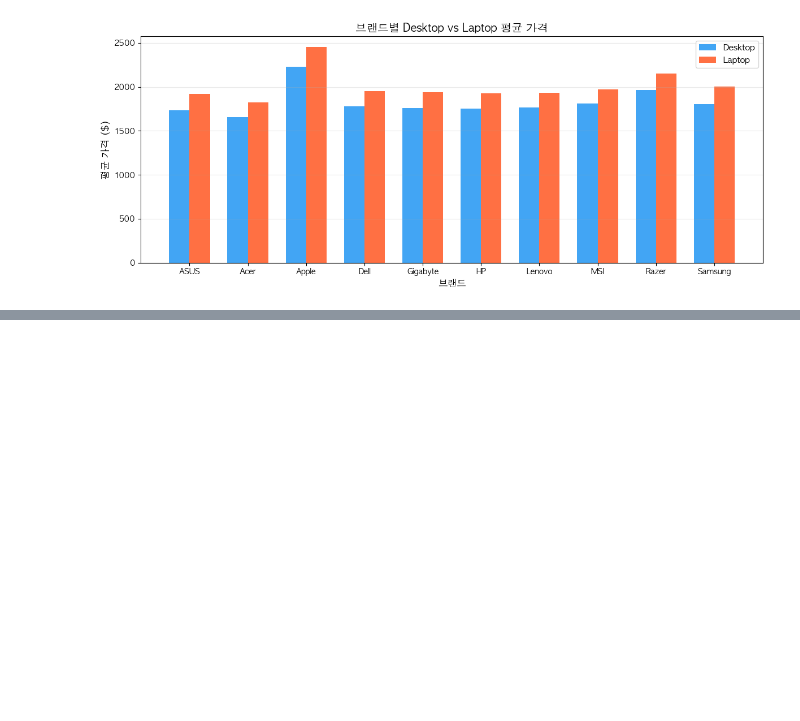
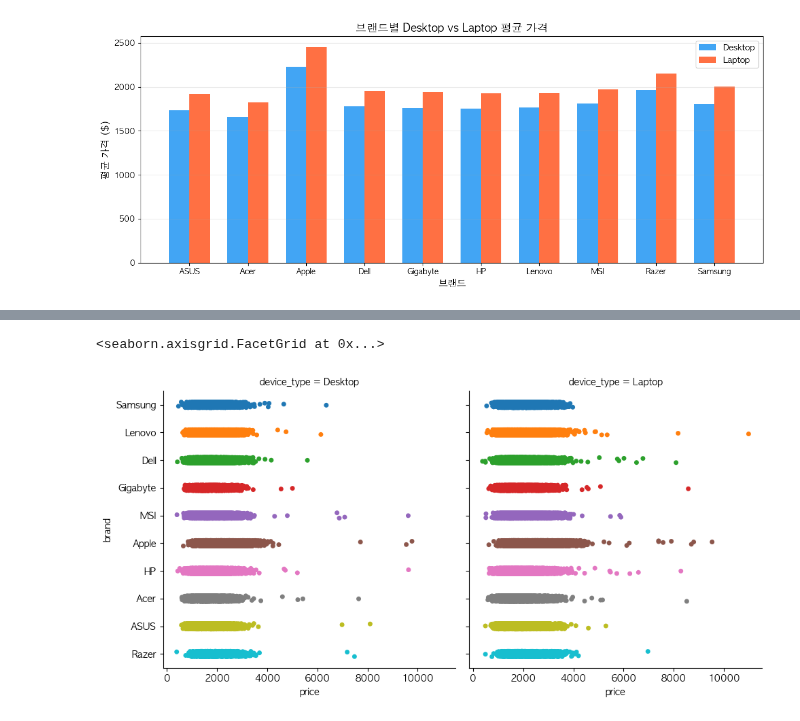
Before and after one commit to icesnake72/aice, a Jupyter notebook: test05.ipynb, the cells around one changed output, grey strips where cells are left out. Saved outputs shown, nothing was run; the diff lists cells and outputs as text; code cells hidden in the pictures; blank space fills up the shorter version.

Commit message:
seaborn 그래프

```diff
--- a/test05.ipynb
+++ b/test05.ipynb
@@ -306,0 +374,6 @@ plt.show()
+# %%
+# catplot
+sns.catplot(data=df_comp, x='price', y='brand', col='device_type', hue='brand')
+# %% [output]
+<seaborn.axisgrid.FacetGrid at 0x...>
+[figure, added]
```
Also changed, not shown: parts of 21 cells of this notebook, 4 other files.
